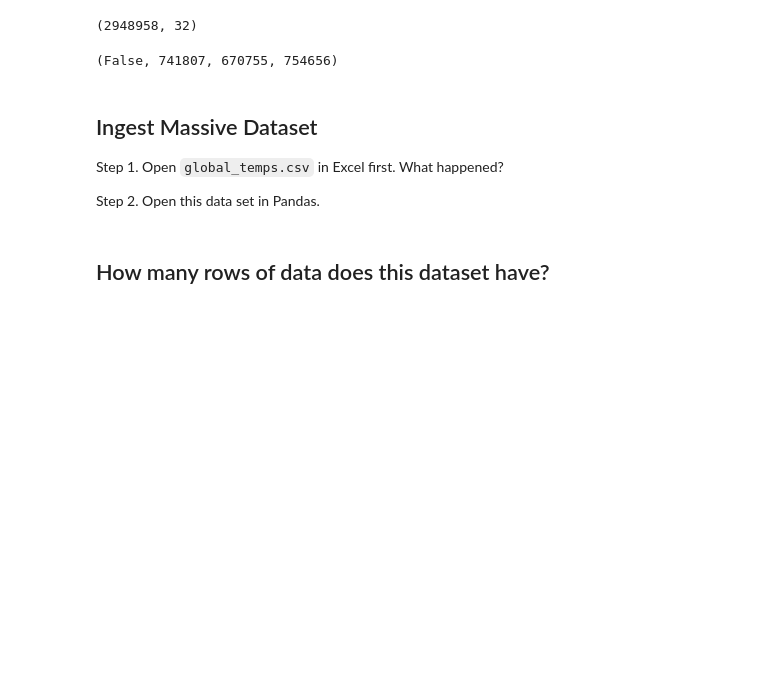
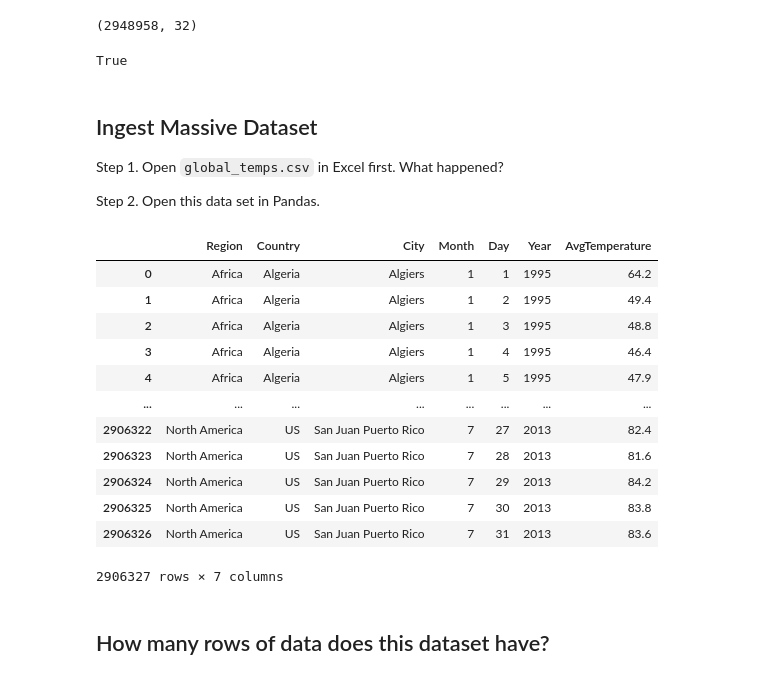
Before and after one commit to Marycunningham79/2023-spring-data-journalism, a Jupyter notebook: homework/hw-for-wk-04-pt2-ingest-data-COMPLETE.ipynb, the cells around one changed output. Saved outputs shown, nothing was run; the diff lists cells and outputs as text; code cells hidden in the pictures; blank space fills up the shorter version.

```diff
--- a/homework/hw-for-wk-04-pt2-ingest-data-COMPLETE.ipynb
+++ b/homework/hw-for-wk-04-pt2-ingest-data-COMPLETE.ipynb
@@ -200,9 +200,9 @@ ems_all.shape
 (2948958, 32)
 # %%
 ## get total rows when you add up all the individual dataframes
-ems_all.shape == ems_19_last_df.shape[0], ems_20_first_df.shape[0], ems_20_last_df.shape[0], ems_19_first_df.shape[0]
+ems_all.shape[0] == ems_19_last_df.shape[0] + ems_20_first_df.shape[0] + ems_20_last_df.shape[0] + ems_19_first_df.shape[0]
 # %% [output]
-(False, 741807, 670755, 754656)
+True
 # %% [markdown]
 ## Ingest Massive Dataset
 
@@ -211,6 +211,23 @@
 Step 2. Open this data set in Pandas.
 # %%
 ## import global_temps.csv into a df called temps_df
+Dataset opned okay, but formatting looked a little off.
+df = pd.read_csv("data/global_temps.csv")
+df
+# %% [output]
+|  | Region | Country | City | Month | Day | Year | AvgTemperature |
+| 0 | Africa | Algeria | Algiers | 1 | 1 | 1995 | 64.2 |
+| 1 | Africa | Algeria | Algiers | 1 | 2 | 1995 | 49.4 |
+| 2 | Africa | Algeria | Algiers | 1 | 3 | 1995 | 48.8 |
+| 3 | Africa | Algeria | Algiers | 1 | 4 | 1995 | 46.4 |
+| 4 | Africa | Algeria | Algiers | 1 | 5 | 1995 | 47.9 |
+| ... | ... | ... | ... | ... | ... | ... | ... |
+| 2906322 | North America | US | San Juan Puerto Rico | 7 | 27 | 2013 | 82.4 |
+| 2906323 | North America | US | San Juan Puerto Rico | 7 | 28 | 2013 | 81.6 |
+| 2906324 | North America | US | San Juan Puerto Rico | 7 | 29 | 2013 | 84.2 |
+| 2906325 | North America | US | San Juan Puerto Rico | 7 | 30 | 2013 | 83.8 |
+| 2906326 | North America | US | San Juan Puerto Rico | 7 | 31 | 2013 | 83.6 |
+2906327 rows × 7 columns
 # %% [markdown]
 ## How many rows of data does this dataset have?
 # %%
```
Also changed, not shown: parts of 5 cells of this notebook, 3 other files.
